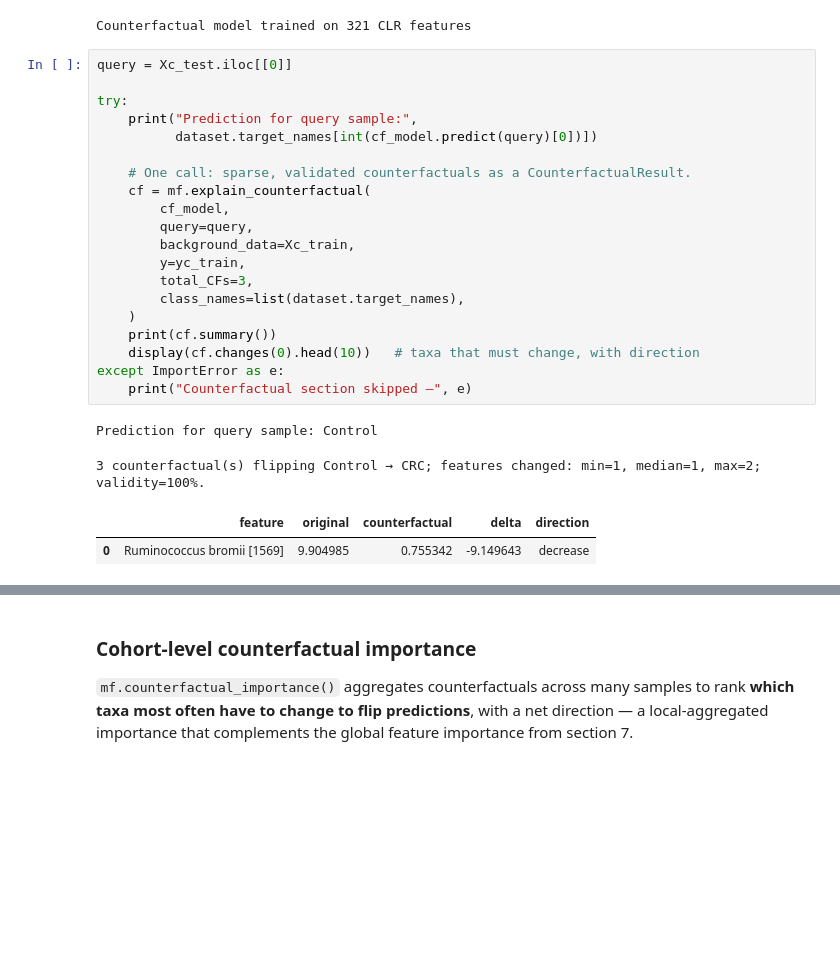
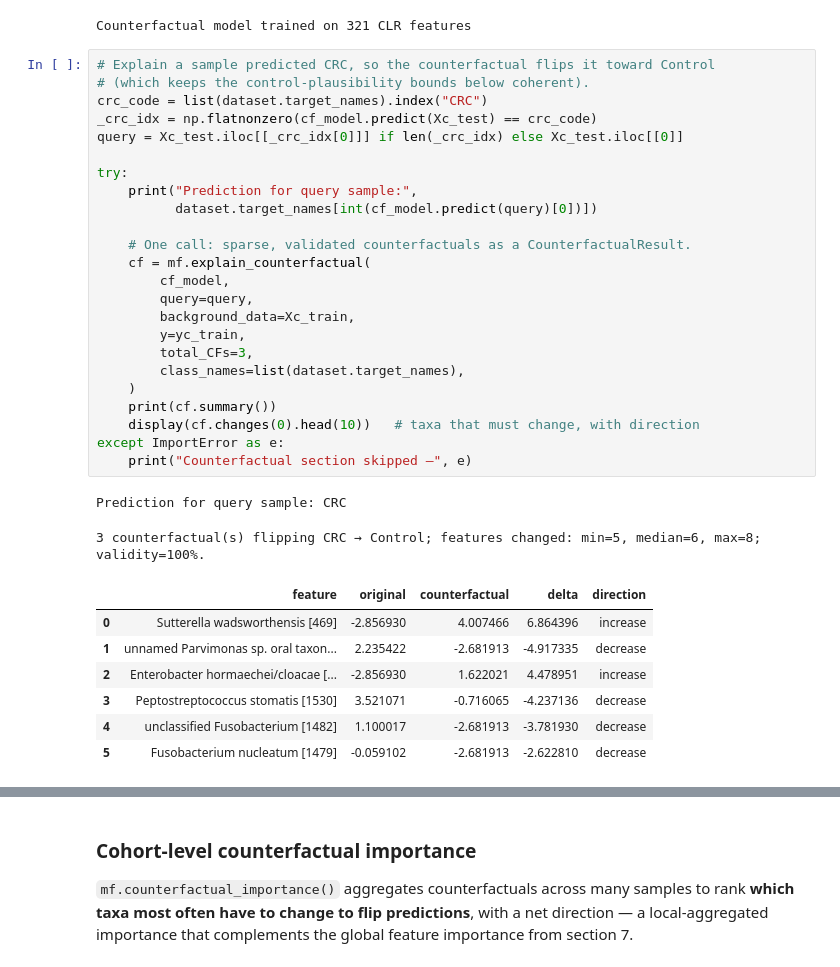
Before and after one commit to simeonhebrew/MicroFactual, a Jupyter notebook: notebooks/00_End_to_End_Feature_Tour.ipynb, the cells around one changed output, grey strips where cells are left out. Cells and saved outputs as stored; diff of their text form; blank space fills up the shorter version.

```diff
--- a/notebooks/00_End_to_End_Feature_Tour.ipynb
+++ b/notebooks/00_End_to_End_Feature_Tour.ipynb
@@ -293,27 +294,36 @@ print("Counterfactual model trained on", Xc_train.shape[1], "CLR features")
 # %% [output]
 Counterfactual model trained on 321 CLR features
 # %%
-query = Xc_test.iloc[[0]]
+# Explain a sample predicted CRC, so the counterfactual flips it toward Control
+# (which keeps the control-plausibility bounds below coherent).
+crc_code = list(dataset.target_names).index("CRC")
+_crc_idx = np.flatnonzero(cf_model.predict(Xc_test) == crc_code)
+query = Xc_test.iloc[[_crc_idx[0]]] if len(_crc_idx) else Xc_test.iloc[[0]]
 
 try:
     print("Prediction for query sample:",
           dataset.target_names[int(cf_model.predict(query)[0])])
 
     # One call: sparse, validated counterfactuals as a CounterfactualResult.
     cf = mf.explain_counterfactual(
         cf_model,
         query=query,
         background_data=Xc_train,
         y=yc_train,
         total_CFs=3,
         class_names=list(dataset.target_names),
     )
     print(cf.summary())
     display(cf.changes(0).head(10))   # taxa that must change, with direction
 except ImportError as e:
     print("Counterfactual section skipped —", e)
 # %% [output]
-Prediction for query sample: Control
+Prediction for query sample: CRC
-3 counterfactual(s) flipping Control → CRC; features changed: min=1, median=1, max=2; validity=100%.
+3 counterfactual(s) flipping CRC → Control; features changed: min=5, median=6, max=8; validity=100%.
 |  | feature | original | counterfactual | delta | direction |
-| 0 | Ruminococcus bromii [1569] | 9.904985 | 0.755342 | -9.149643 | decrease |
+| 0 | Sutterella wadsworthensis [469] | -2.856930 | 4.007466 | 6.864396 | increase |
+| 1 | unnamed Parvimonas sp. oral taxon... | 2.235422 | -2.681913 | -4.917335 | decrease |
+| 2 | Enterobacter hormaechei/cloacae [... | -2.856930 | 1.622021 | 4.478951 | increase |
+| 3 | Peptostreptococcus stomatis [1530] | 3.521071 | -0.716065 | -4.237136 | decrease |
+| 4 | unclassified Fusobacterium [1482] | 1.100017 | -2.681913 | -3.781930 | decrease |
+| 5 | Fusobacterium nucleatum [1479] | -0.059102 | -2.681913 | -2.622810 | decrease |
```
Also changed, not shown: parts of 5 cells of this notebook.
